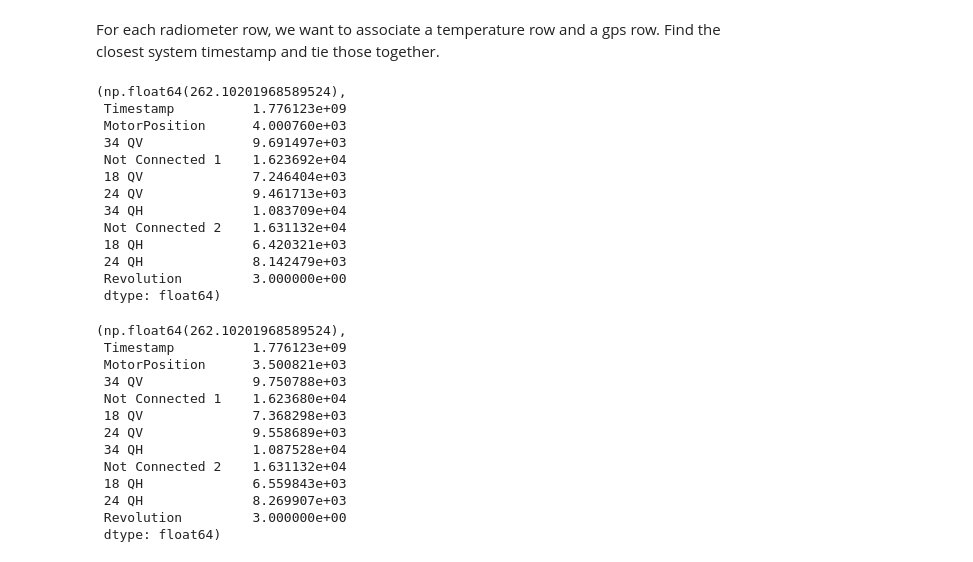
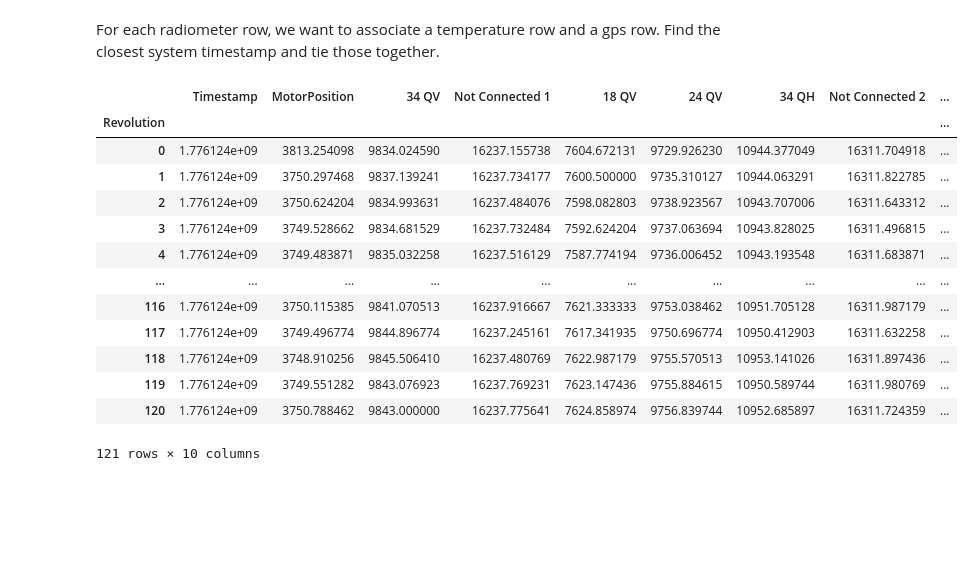
Before and after one commit to agwhitney/DataSystemPy3, a Jupyter notebook: notebooks/create_l1a.ipynb, the cells around one changed output. Drawn from its saved outputs; the diff is of its cells as text; code cells hidden in the pictures; blank space fills up the shorter version.

Commit message:
I think I have a valid brightness temperature output

```diff
--- a/notebooks/create_l1a.ipynb
+++ b/notebooks/create_l1a.ipynb
@@ -1,11 +1,10 @@
 # %%
+import pandas as pd
 import matplotlib.pyplot as plt
-import pandas as pd
-
 from processL0b.reader import Reader
 
 
-r = Reader('C:\\Users\\adamgw\\Desktop\\data413\\l0b\\26_04_13__17_37_08__LN2Nohyms.h5')
+r = Reader("C:\\Users\\agwhi\\Desktop\\cristal\\data413\\l0b\\26_04_13__17_42_51__LN2config1.h5")
 # %% [markdown]
 For each radiometer row, we want to associate a temperature row and a gps row.
 Find the closest system timestamp and tie those together.
@@ -14,53 +13,33 @@ Find the closest system timestamp and tie those together.
 # Each step contains about 5500 rows, but some rows contain double or even triple? Why is that?
 # for i in range(len(r.thermistors.data) - 1):
 i = 3
-subset = r.radiometer.data[
+r.radiometer.data[
     (r.radiometer.data['Timestamp'] - r.thermistors.temps['Timestamp'][i] > 0)
     &
     (r.radiometer.data['Timestamp'] - r.thermistors.temps['Timestamp'][i+1] < 0)
 ]
-
-# Filter this to the calibration target
-subset = subset[
-    (subset['MotorPosition'] > 3000)
-    &
-    (subset['MotorPosition'] < 5000)
-]
-
-# Get the calibration target temperature for this timestamp
-caltar_thermistors = [9,10,11,12,13,14,15,16]
-caltar_temp = r.thermistors.temps[caltar_thermistors].mean(axis=1).iloc[i]
-
-
-# Average the counts per channel and get the data point (counts, temperature)
-(caltar_temp, subset.mean())
-# %% [output]
-(np.float64(262.10201968589524),
- Timestamp          1.776123e+09
- MotorPosition      4.000760e+03
- 34 QV              9.691497e+03
- Not Connected 1    1.623692e+04
- 18 QV              7.246404e+03
- 24 QV              9.461713e+03
- 34 QH              1.083709e+04
- Not Connected 2    1.631132e+04
- 18 QH              6.420321e+03
- 24 QH              8.142479e+03
- Revolution         3.000000e+00
- dtype: float64)
-# %%
-r.get_calibration_point(3, caltar_thermistors, 3000, 4000)
-# %% [output]
-(np.float64(262.10201968589524),
- Timestamp          1.776123e+09
- MotorPosition      3.500821e+03
- 34 QV              9.750788e+03
- Not Connected 1    1.623680e+04
- 18 QV              7.368298e+03
- 24 QV              9.558689e+03
- 34 QH              1.087528e+04
- Not Connected 2    1.631132e+04
- 18 QH              6.559843e+03
- 24 QH              8.269907e+03
- Revolution         3.000000e+00
- dtype: float64)
+# %%
+# Get rows at nadir for each revolution
+MOTOR_NADIR = [3500, 4000]
+
+nadir_per_revolution = r.radiometer.data[
+    (r.radiometer.data['MotorPosition'] > MOTOR_NADIR[0])
+    &
+    (r.radiometer.data['MotorPosition'] < MOTOR_NADIR[1])
+].groupby('Revolution').mean()
+nadir_per_revolution
+# %% [output]
+|  | Timestamp | MotorPosition | 34 QV | Not Connected 1 | 18 QV | 24 QV | 34 QH | Not Connected 2 | ... |
+| Revolution |  |  |  |  |  |  |  |  | ... |
+| 0 | 1.776124e+09 | 3813.254098 | 9834.024590 | 16237.155738 | 7604.672131 | 9729.926230 | 10944.377049 | 16311.704918 | ... |
+| 1 | 1.776124e+09 | 3750.297468 | 9837.139241 | 16237.734177 | 7600.500000 | 9735.310127 | 10944.063291 | 16311.822785 | ... |
+| 2 | 1.776124e+09 | 3750.624204 | 9834.993631 | 16237.484076 | 7598.082803 | 9738.923567 | 10943.707006 | 16311.643312 | ... |
+| 3 | 1.776124e+09 | 3749.528662 | 9834.681529 | 16237.732484 | 7592.624204 | 9737.063694 | 10943.828025 | 16311.496815 | ... |
+| 4 | 1.776124e+09 | 3749.483871 | 9835.032258 | 16237.516129 | 7587.774194 | 9736.006452 | 10943.193548 | 16311.683871 | ... |
+| ... | ... | ... | ... | ... | ... | ... | ... | ... | ... |
+| 116 | 1.776124e+09 | 3750.115385 | 9841.070513 | 16237.916667 | 7621.333333 | 9753.038462 | 10951.705128 | 16311.987179 | ... |
+| 117 | 1.776124e+09 | 3749.496774 | 9844.896774 | 16237.245161 | 7617.341935 | 9750.696774 | 10950.412903 | 16311.632258 | ... |
+| 118 | 1.776124e+09 | 3748.910256 | 9845.506410 | 16237.480769 | 7622.987179 | 9755.570513 | 10953.141026 | 16311.897436 | ... |
+| 119 | 1.776124e+09 | 3749.551282 | 9843.076923 | 16237.769231 | 7623.147436 | 9755.884615 | 10950.589744 | 16311.980769 | ... |
+| 120 | 1.776124e+09 | 3750.788462 | 9843.000000 | 16237.775641 | 7624.858974 | 9756.839744 | 10952.685897 | 16311.724359 | ... |
+121 rows × 10 columns
```
Also changed, not shown: parts of 2 cells of this notebook, 4 other files.
